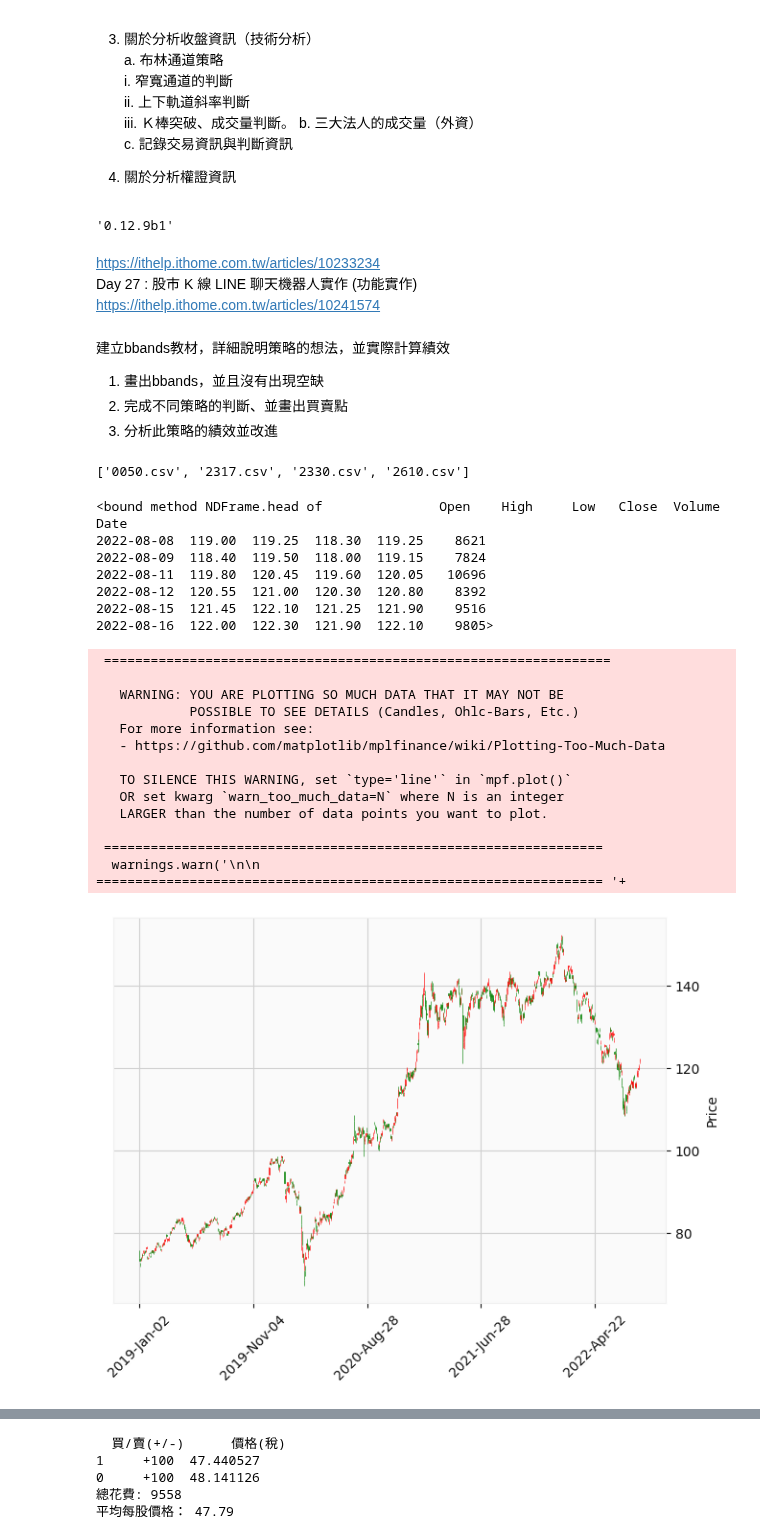
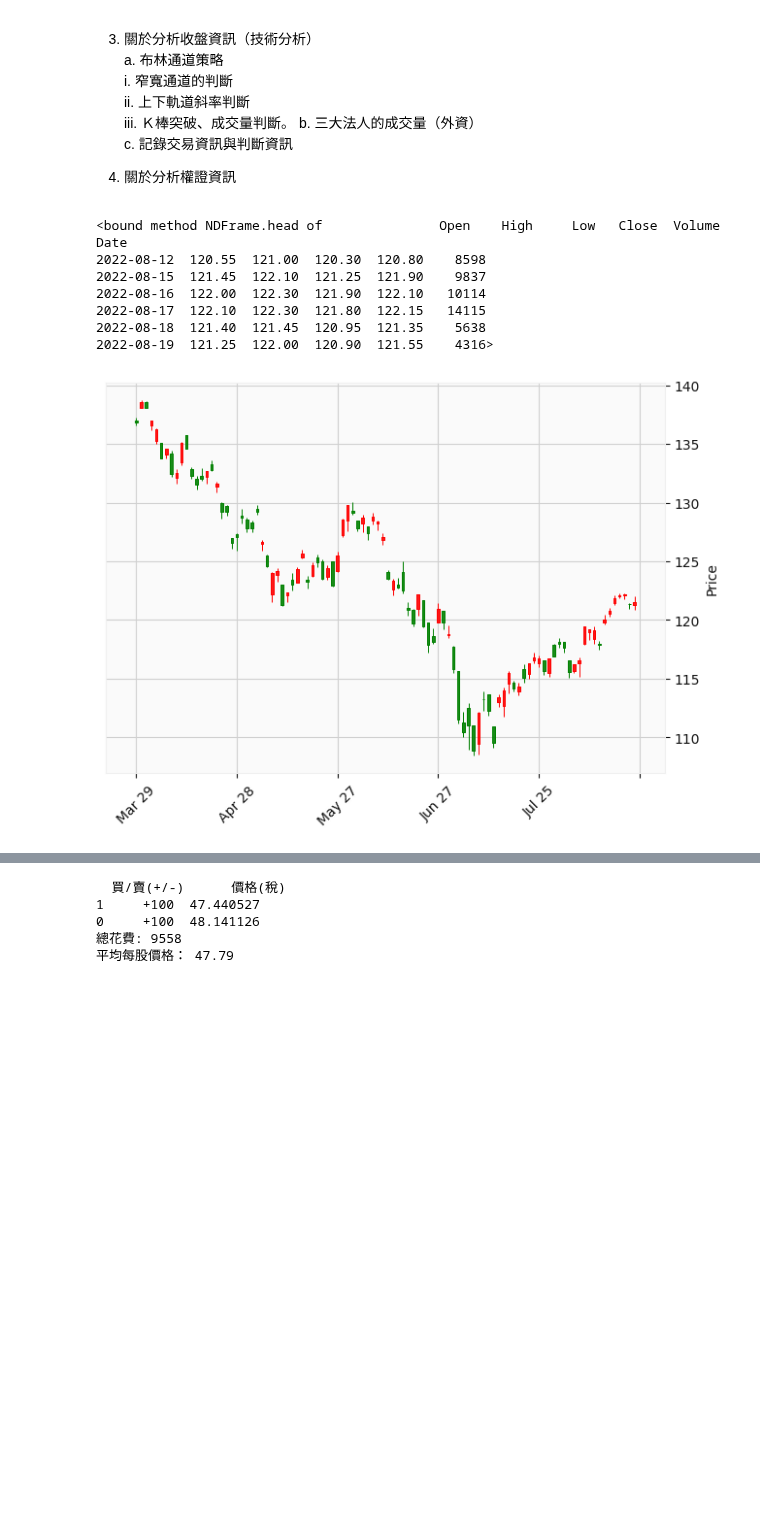
Before and after one commit to oscar50513/stock_project, a Jupyter notebook: BBands.ipynb, the cells around one changed output, grey strips where cells are left out. Saved outputs shown, nothing was run; the diff lists cells and outputs as text; code cells hidden in the pictures; blank space fills up the shorter version.

```diff
--- a/BBands.ipynb
+++ b/BBands.ipynb
@@ -32,55 +25,22 @@ import pandas as pd
-# %%
-import mplfinance as mpf
-mpf.__version__
-# %% [output]
-'0.12.9b1'
-# %% [markdown]
-https://ithelp.ithome.com.tw/articles/10233234
-Day 27 : 股市 K 線 LINE 聊天機器人實作 (功能實作)
-https://ithelp.ithome.com.tw/articles/10241574
-# %% [markdown]
-建立bbands教材，詳細說明策略的想法，並實際計算績效
-1. 畫出bbands，並且沒有出現空缺
-2. 完成不同策略的判斷、並畫出買賣點
-3. 分析此策略的績效並改進
-# %%
-import os
-path = "C:/Users/Landis/Desktop/pystocks"
-lists = [i for i in os.listdir(path) if '.csv' in i]
-print(lists)
-# %% [output]
-['0050.csv', '2317.csv', '2330.csv', '2610.csv']
 # %%
+# 基本繪圖: K線圖
 import pandas as pd
 import mplfinance as mpf
 # 讀取股票檔案，最新100筆資料
-SData = pd.read_csv('0050.csv',index_col='Date')
+SData = pd.read_csv('0050.csv',index_col='Date').iloc[-100:,:]
 # 更改時間格式
 SData.index = pd.DatetimeIndex(SData.index)
 print(SData.iloc[-6:,:].head)
 mc = mpf.make_marketcolors(up='r', down='g', inherit=True)
 s  = mpf.make_mpf_style(base_mpf_style='yahoo', marketcolors=mc)
 mpf.plot(SData, type='candle', style =s)
 # %% [output]
 <bound method NDFrame.head of               Open    High     Low   Close  Volume
 Date
-2022-08-08  119.00  119.25  118.30  119.25    8621
-2022-08-09  118.40  119.50  118.00  119.15    7824
-2022-08-11  119.80  120.45  119.60  120.05   10696
-2022-08-12  120.55  121.00  120.30  120.80    8392
-2022-08-15  121.45  122.10  121.25  121.90    9516
-2022-08-16  122.00  122.30  121.90  122.10    9805>
+2022-08-12  120.55  121.00  120.30  120.80    8598
+2022-08-15  121.45  122.10  121.25  121.90    9837
+2022-08-16  122.00  122.30  121.90  122.10   10114
+2022-08-17  122.10  122.30  121.80  122.15   14115
+2022-08-18  121.40  121.45  120.95  121.35    5638
+2022-08-19  121.25  122.00  120.90  121.55    4316>
- =================================================================
-
-   WARNING: YOU ARE PLOTTING SO MUCH DATA THAT IT MAY NOT BE
-            POSSIBLE TO SEE DETAILS (Candles, Ohlc-Bars, Etc.)
-   For more information see:
-   - https://github.com/matplotlib/mplfinance/wiki/Plotting-Too-Much-Data
-
-   TO SILENCE THIS WARNING, set `type='line'` in `mpf.plot()`
-   OR set kwarg `warn_too_much_data=N` where N is an integer
-   LARGER than the number of data points you want to plot.
-
- ================================================================
-  warnings.warn('\n\n ================================================================= '+
-[figure, old version]
+[figure, new version]
```
Also changed, not shown: parts of 31 cells of this notebook, 7 other files.
